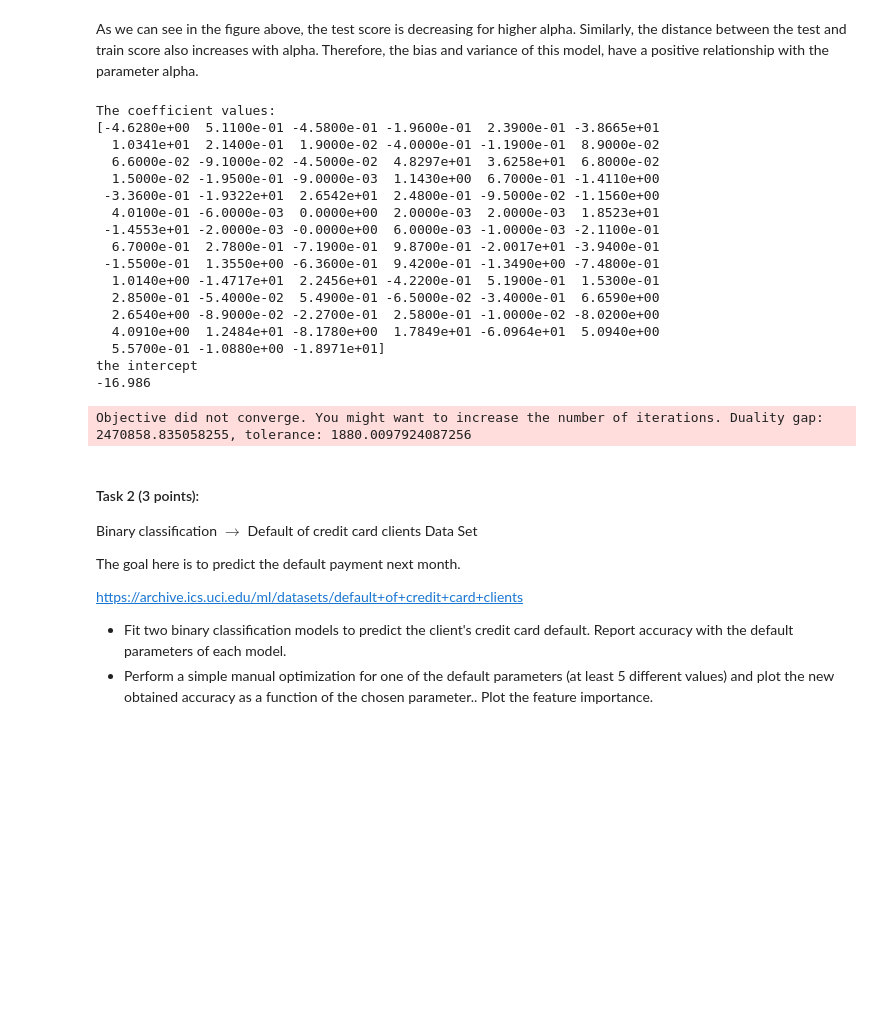
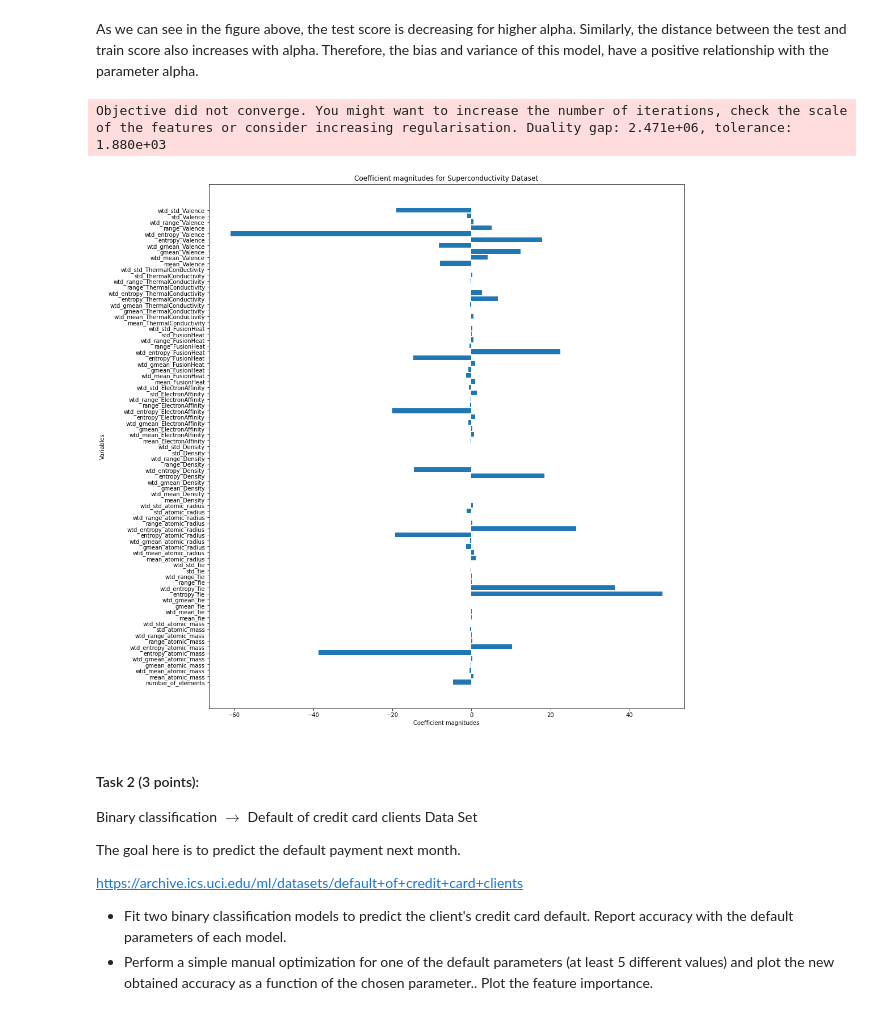
Before and after one commit to AlexTouvras/supervised_learning, a Jupyter notebook: Assignment_1.ipynb, the cells around one changed output. Drawn from its saved outputs; the diff is of its cells as text; code cells hidden in the pictures; blank space fills up the shorter version.

```diff
--- a/Assignment_1.ipynb
+++ b/Assignment_1.ipynb
@@ -147,32 +129,26 @@ fig.show()
 # %% [markdown]
 As we can see in the figure above, the test score is decreasing for higher alpha. Similarly, the distance between the test and train score also increases with alpha. Therefore, the bias and variance of this model, have a positive relationship with the parameter alpha.
-# %%
-EN_model = ElasticNet(alpha = 0.0001)
-# Train the model using the training sets
-EN_model = EN_model.fit(X_train, y_train)
-print("The coefficient values:")
-print(EN_model.coef_.round(3))
-print("the intercept:")
-print(EN_model.intercept_.round(3))
-# %% [output]
-The coefficient values:
-[-4.6280e+00  5.1100e-01 -4.5800e-01 -1.9600e-01  2.3900e-01 -3.8665e+01
-  1.0341e+01  2.1400e-01  1.9000e-02 -4.0000e-01 -1.1900e-01  8.9000e-02
-  6.6000e-02 -9.1000e-02 -4.5000e-02  4.8297e+01  3.6258e+01  6.8000e-02
-  1.5000e-02 -1.9500e-01 -9.0000e-03  1.1430e+00  6.7000e-01 -1.4110e+00
- -3.3600e-01 -1.9322e+01  2.6542e+01  2.4800e-01 -9.5000e-02 -1.1560e+00
-  4.0100e-01 -6.0000e-03  0.0000e+00  2.0000e-03  2.0000e-03  1.8523e+01
- -1.4553e+01 -2.0000e-03 -0.0000e+00  6.0000e-03 -1.0000e-03 -2.1100e-01
-  6.7000e-01  2.7800e-01 -7.1900e-01  9.8700e-01 -2.0017e+01 -3.9400e-01
- -1.5500e-01  1.3550e+00 -6.3600e-01  9.4200e-01 -1.3490e+00 -7.4800e-01
-  1.0140e+00 -1.4717e+01  2.2456e+01 -4.2200e-01  5.1900e-01  1.5300e-01
-  2.8500e-01 -5.4000e-02  5.4900e-01 -6.5000e-02 -3.4000e-01  6.6590e+00
-  2.6540e+00 -8.9000e-02 -2.2700e-01  2.5800e-01 -1.0000e-02 -8.0200e+00
-  4.0910e+00  1.2484e+01 -8.1780e+00  1.7849e+01 -6.0964e+01  5.0940e+00
-  5.5700e-01 -1.0880e+00 -1.8971e+01]
-the intercept
--16.986
-Objective did not converge. You might want to increase the number of iterations. Duality gap: 2470858.835058255, tolerance: 1880.0097924087256
+# %%
+import matplotlib.pyplot as plt
+EN_model = ElasticNet(alpha = 0.0001)
+# Train the model using the training sets
+EN_model = EN_model.fit(X_train, y_train)
+
+coeff_names = list(X.columns)
+
+n_coeff = X.shape[1]
+
+plt.figure(figsize=(15,17))
+
+plt.barh(range(n_coeff), EN_model.coef_, align='center')
+plt.yticks(np.arange(n_coeff), coeff_names)
+plt.title('Coefficient magnitudes for Superconductivity Dataset')
+plt.xlabel("Coefficient magnitudes")
+plt.ylabel("Variables")
+plt.show()
+# %% [output]
+Objective did not converge. You might want to increase the number of iterations, check the scale of the features or consider increasing regularisation. Duality gap: 2.471e+06, tolerance: 1.880e+03
+[figure, added]
 # %% [markdown]
 #### Task 2 (3 points):
 
```
Also changed, not shown: parts of 15 cells of this notebook.
